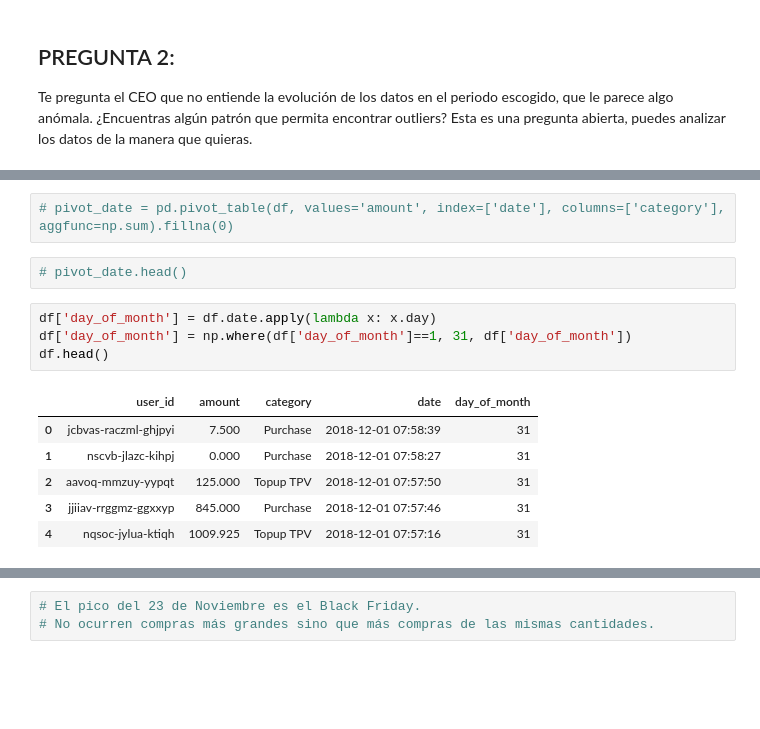
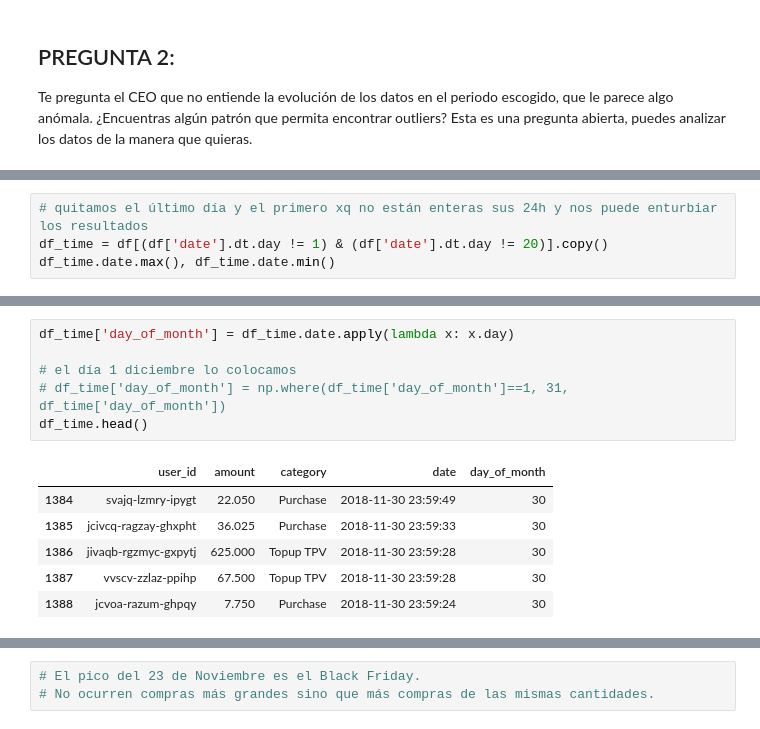
Before and after one commit to albertogcmr/fintech-technical-test, a Jupyter notebook: main.ipynb, the cells around one changed output, grey strips where cells are left out. Cells and saved outputs as stored; diff of their text form; blank space fills up the shorter version.

```diff
--- a/main.ipynb
+++ b/main.ipynb
@@ -117,0 +162,4 @@ Te pregunta el CEO que no entiende la evolución de los datos en el periodo esco
+# %%
+# quitamos el último día y el primero xq no están enteras sus 24h y nos puede enturbiar los resultados
+df_time = df[(df['date'].dt.day != 1) & (df['date'].dt.day != 20)].copy()
+df_time.date.max(), df_time.date.min()
@@ -130,16 +172,14 @@ sns.lineplot(x="date", y="amount",
-# %%
-# pivot_date = pd.pivot_table(df, values='amount', index=['date'], columns=['category'], aggfunc=np.sum).fillna(0)
-# %%
-# pivot_date.head()
 # %%
-df['day_of_month'] = df.date.apply(lambda x: x.day)
-df['day_of_month'] = np.where(df['day_of_month']==1, 31, df['day_of_month'])
-df.head()
+df_time['day_of_month'] = df_time.date.apply(lambda x: x.day)
+
+# el día 1 diciembre lo colocamos
+# df_time['day_of_month'] = np.where(df_time['day_of_month']==1, 31, df_time['day_of_month'])
+df_time.head()
 # %% [output]
 |  | user_id | amount | category | date | day_of_month |
-| 0 | jcbvas-raczml-ghjpyi | 7.500 | Purchase | 2018-12-01 07:58:39 | 31 |
-| 1 | nscvb-jlazc-kihpj | 0.000 | Purchase | 2018-12-01 07:58:27 | 31 |
-| 2 | aavoq-mmzuy-yypqt | 125.000 | Topup TPV | 2018-12-01 07:57:50 | 31 |
-| 3 | jjiiav-rrggmz-ggxxyp | 845.000 | Purchase | 2018-12-01 07:57:46 | 31 |
-| 4 | nqsoc-jylua-ktiqh | 1009.925 | Topup TPV | 2018-12-01 07:57:16 | 31 |
+| 1384 | svajq-lzmry-ipygt | 22.050 | Purchase | 2018-11-30 23:59:49 | 30 |
+| 1385 | jcivcq-ragzay-ghxpht | 36.025 | Purchase | 2018-11-30 23:59:33 | 30 |
+| 1386 | jivaqb-rgzmyc-gxpytj | 625.000 | Topup TPV | 2018-11-30 23:59:28 | 30 |
+| 1387 | vvscv-zzlaz-ppihp | 67.500 | Topup TPV | 2018-11-30 23:59:28 | 30 |
+| 1388 | jcvoa-razum-ghpqy | 7.750 | Purchase | 2018-11-30 23:59:24 | 30 |
 # %%
```
Also changed, not shown: parts of 22 cells of this notebook.
